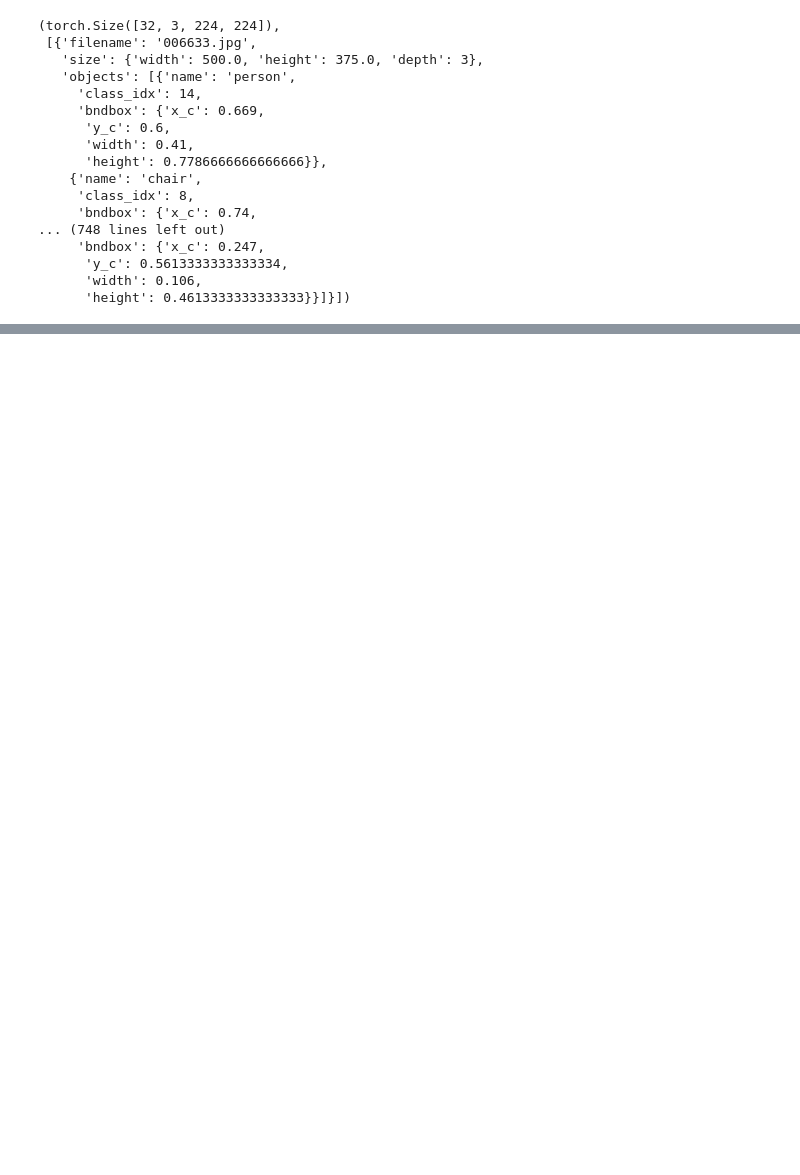
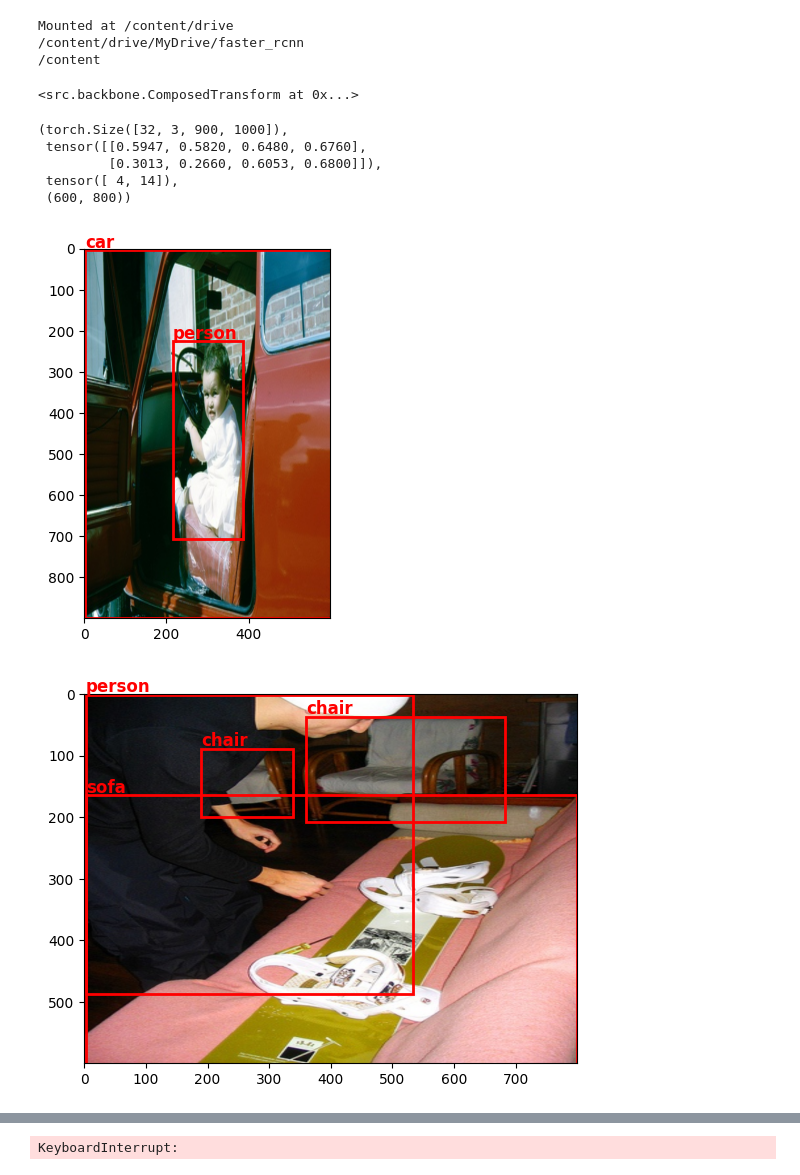
Before and after one commit to 0Curious0/faster-rcnn-resnet-pytorch, a Jupyter notebook: notebooks/train_RPN.ipynb, the cells around one changed output, grey strips where cells are left out. Drawn from its saved outputs; the diff is of its cells as text; code cells hidden in the pictures; blank space fills up the shorter version.

Commit message:
Updated collate fn to return gt_boxes, gt_labels per batch

```diff
--- a/notebooks/train_RPN.ipynb
+++ b/notebooks/train_RPN.ipynb
@@ -7,0 +1,15 @@ dataloader = create_voc_dataloader(img_paths_list=voc2007_img_paths_list, transf
+# %%
+from google.colab import drive
+
+drive.mount('/content/drive')
+
+%cd /content/drive/MyDrive/faster_rcnn
+%cp VOC2007.zip /content
+%cp VOC2012.zip /content
+%cd /content
+
+drive.flush_and_unmount()
+# %% [output]
+Mounted at /content/drive
+/content/drive/MyDrive/faster_rcnn
+/content
@@ -8,28 +20,31 @@ dataloader = create_voc_dataloader(img_paths_list=voc2007_img_paths_list, transf
 # %%
-from torchvision import transforms
+from src.backbone import backbone_transform
 
-transform = transforms.Compose([
-    transforms.Resize((224, 224)),
-    transforms.ToTensor(),
-])
+transform = backbone_transform
+transform
+# %% [output]
+<src.backbone.ComposedTransform at 0x...>
+# %%
+from src.dataset import get_voc_img_paths_train, get_voc_img_paths_test, create_voc_dataloader
+
+voc2007_img_paths_train, voc2012_img_paths_train = get_voc_img_paths_train()
+voc2007_img_paths_test, voc2012_img_paths_test = get_voc_img_paths_test()
+
+train_dataloader = create_voc_dataloader(img_paths_list=voc2007_img_paths_train, transform=transform, batch_size=32, shuffle=True)
+dataset = train_dataloader.dataset
 # %%
-img, annotation = next(iter(dataloader))
-img.shape, annotation
+img, gt_boxes, gt_labels, img_sizes_before_pad = next(iter(train_dataloader))
+img.shape, gt_boxes[0], gt_labels[0], img_sizes_before_pad[0]
 # %% [output]
-(torch.Size([32, 3, 224, 224]),
- [{'filename': '006633.jpg',
-   'size': {'width': 500.0, 'height': 375.0, 'depth': 3},
-   'objects': [{'name': 'person',
-     'class_idx': 14,
-     'bndbox': {'x_c': 0.669,
-      'y_c': 0.6,
-      'width': 0.41,
-      'height': 0.7786666666666666}},
-    {'name': 'chair',
-     'class_idx': 8,
-     'bndbox': {'x_c': 0.74,
-... (748 lines left out)
-     'bndbox': {'x_c': 0.247,
-      'y_c': 0.5613333333333334,
-      'width': 0.106,
-      'height': 0.4613333333333333}}]}])
+(torch.Size([32, 3, 900, 1000]),
+ tensor([[0.5947, 0.5820, 0.6480, 0.6760],
+         [0.3013, 0.2660, 0.6053, 0.6800]]),
+ tensor([ 4, 14]),
+ (600, 800))
+# %%
+from src.utils import display_random_images_with_annotations, plot_image_with_annotations
+
+display_random_images_with_annotations(dataset)
+# %% [output]
+[figure, added]
+[figure, added]
@@ -35,0 +54,14 @@ img.shape, annotation
+# %%
+from src.backbone import Backbone
+import torch
+
+backbone = Backbone()
+backbone.eval()  # Set the backbone to evaluation mode
+
+backbone.to(device)  # Move the backbone to the appropriate device
+img = img.to(device)
+with torch.inference_mode():
+    output = backbone(img)
+    print(f"Backbone output shape: {output.shape}")
+# %% [output]
+KeyboardInterrupt:
```
Also changed, not shown: parts of 7 cells of this notebook, 5 other files.
